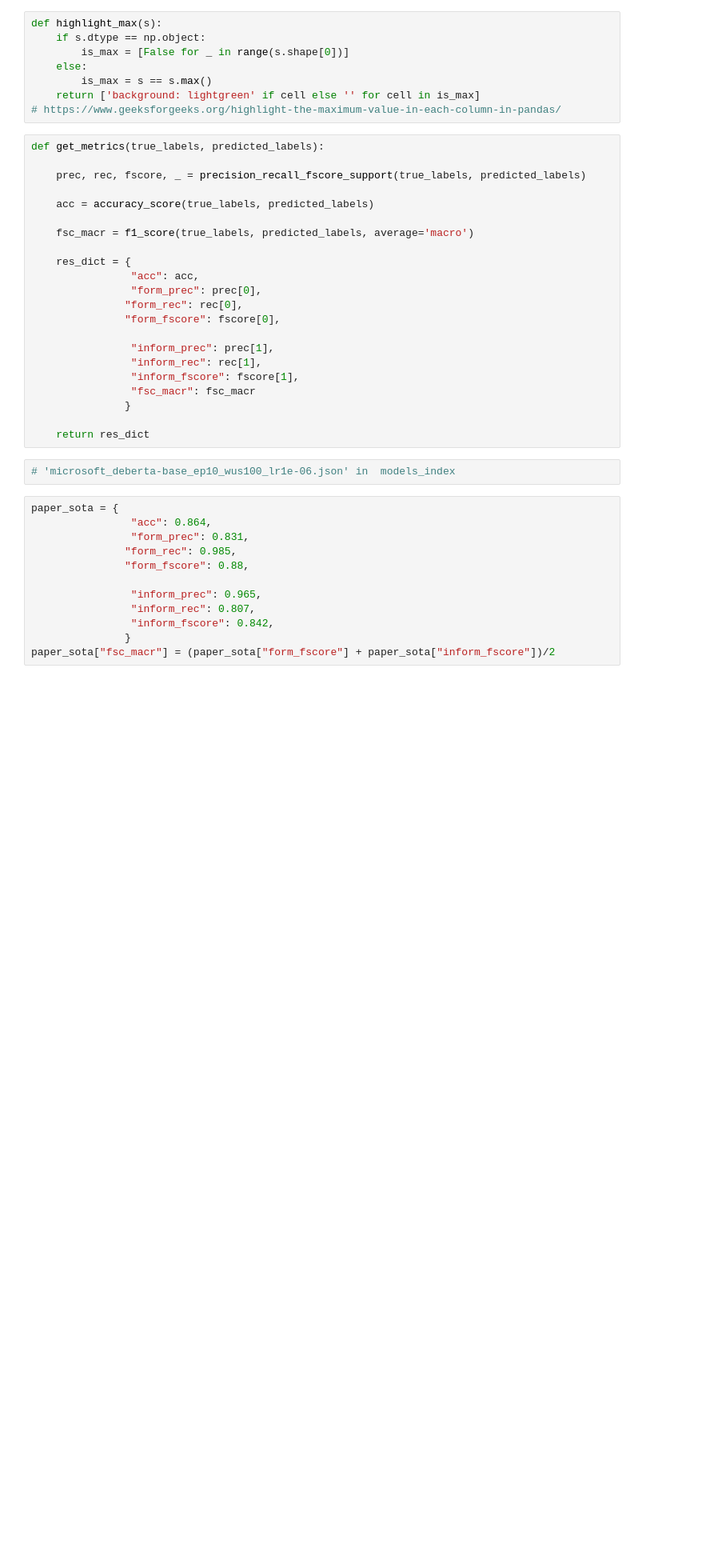
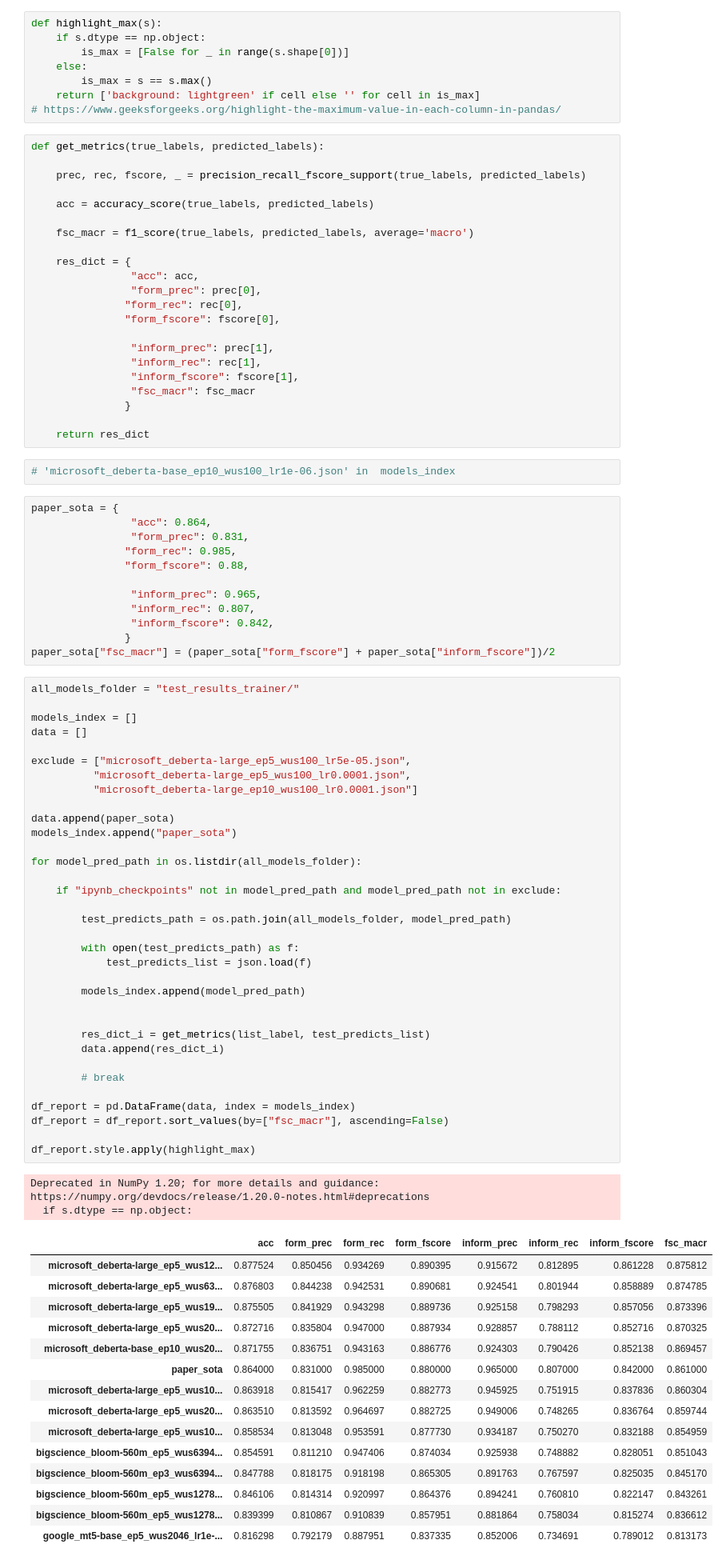
Before and after one commit to s-nlp/formality, a Jupyter notebook: notebooks/get_train_stat/get_stat.ipynb, the cells around one changed output. Shown: that part at 80% size. Cells and saved outputs as stored; diff of their text form; blank space fills up the shorter version.

```diff
--- a/notebooks/get_train_stat/get_stat.ipynb
+++ b/notebooks/get_train_stat/get_stat.ipynb
@@ -57,6 +57,58 @@ paper_sota = {
                 "inform_fscore": 0.842,
                }
 paper_sota["fsc_macr"] = (paper_sota["form_fscore"] + paper_sota["inform_fscore"])/2
+# %%
+all_models_folder = "test_results_trainer/"
+
+models_index = []
+data = []
+
+exclude = ["microsoft_deberta-large_ep5_wus100_lr5e-05.json",
+          "microsoft_deberta-large_ep5_wus100_lr0.0001.json",
+          "microsoft_deberta-large_ep10_wus100_lr0.0001.json"]
+
+data.append(paper_sota)
+models_index.append("paper_sota")
+
+for model_pred_path in os.listdir(all_models_folder):
+
+    if "ipynb_checkpoints" not in model_pred_path and model_pred_path not in exclude:
+
+        test_predicts_path = os.path.join(all_models_folder, model_pred_path)
+
+        with open(test_predicts_path) as f:
+            test_predicts_list = json.load(f)
+
+        models_index.append(model_pred_path)
+
+
+        res_dict_i = get_metrics(list_label, test_predicts_list)
+        data.append(res_dict_i)
+
+        # break
+
+df_report = pd.DataFrame(data, index = models_index)
+df_report = df_report.sort_values(by=["fsc_macr"], ascending=False)
+
+df_report.style.apply(highlight_max)
+# %% [output]
+Deprecated in NumPy 1.20; for more details and guidance: https://numpy.org/devdocs/release/1.20.0-notes.html#deprecations
+  if s.dtype == np.object:
+|  | acc | form_prec | form_rec | form_fscore | inform_prec | inform_rec | inform_fscore | fsc_macr |
+| microsoft_deberta-large_ep5_wus12... | 0.877524 | 0.850456 | 0.934269 | 0.890395 | 0.915672 | 0.812895 | 0.861228 | 0.875812 |
+| microsoft_deberta-large_ep5_wus63... | 0.876803 | 0.844238 | 0.942531 | 0.890681 | 0.924541 | 0.801944 | 0.858889 | 0.874785 |
+| microsoft_deberta-large_ep5_wus19... | 0.875505 | 0.841929 | 0.943298 | 0.889736 | 0.925158 | 0.798293 | 0.857056 | 0.873396 |
+| microsoft_deberta-large_ep5_wus20... | 0.872716 | 0.835804 | 0.947000 | 0.887934 | 0.928857 | 0.788112 | 0.852716 | 0.870325 |
+| microsoft_deberta-base_ep10_wus20... | 0.871755 | 0.836751 | 0.943163 | 0.886776 | 0.924303 | 0.790426 | 0.852138 | 0.869457 |
+| paper_sota | 0.864000 | 0.831000 | 0.985000 | 0.880000 | 0.965000 | 0.807000 | 0.842000 | 0.861000 |
+| microsoft_deberta-large_ep5_wus10... | 0.863918 | 0.815417 | 0.962259 | 0.882773 | 0.945925 | 0.751915 | 0.837836 | 0.860304 |
+| microsoft_deberta-large_ep5_wus20... | 0.863510 | 0.813592 | 0.964697 | 0.882725 | 0.949006 | 0.748265 | 0.836764 | 0.859744 |
+| microsoft_deberta-large_ep5_wus10... | 0.858534 | 0.813048 | 0.953591 | 0.877730 | 0.934187 | 0.750270 | 0.832188 | 0.854959 |
+| bigscience_bloom-560m_ep5_wus6394... | 0.854591 | 0.811210 | 0.947406 | 0.874034 | 0.925938 | 0.748882 | 0.828051 | 0.851043 |
+| bigscience_bloom-560m_ep3_wus6394... | 0.847788 | 0.818175 | 0.918198 | 0.865305 | 0.891763 | 0.767597 | 0.825035 | 0.845170 |
+| bigscience_bloom-560m_ep5_wus1278... | 0.846106 | 0.814314 | 0.920997 | 0.864376 | 0.894241 | 0.760810 | 0.822147 | 0.843261 |
+| bigscience_bloom-560m_ep5_wus1278... | 0.839399 | 0.810867 | 0.910839 | 0.857951 | 0.881864 | 0.758034 | 0.815274 | 0.836612 |
+| google_mt5-base_ep5_wus2046_lr1e-... | 0.816298 | 0.792179 | 0.887951 | 0.837335 | 0.852006 | 0.734691 | 0.789012 | 0.813173 |
 # %%
 all_models_folder = "test_results/"
 
```
Also changed, not shown: parts of 2 cells of this notebook, 5 other files.
